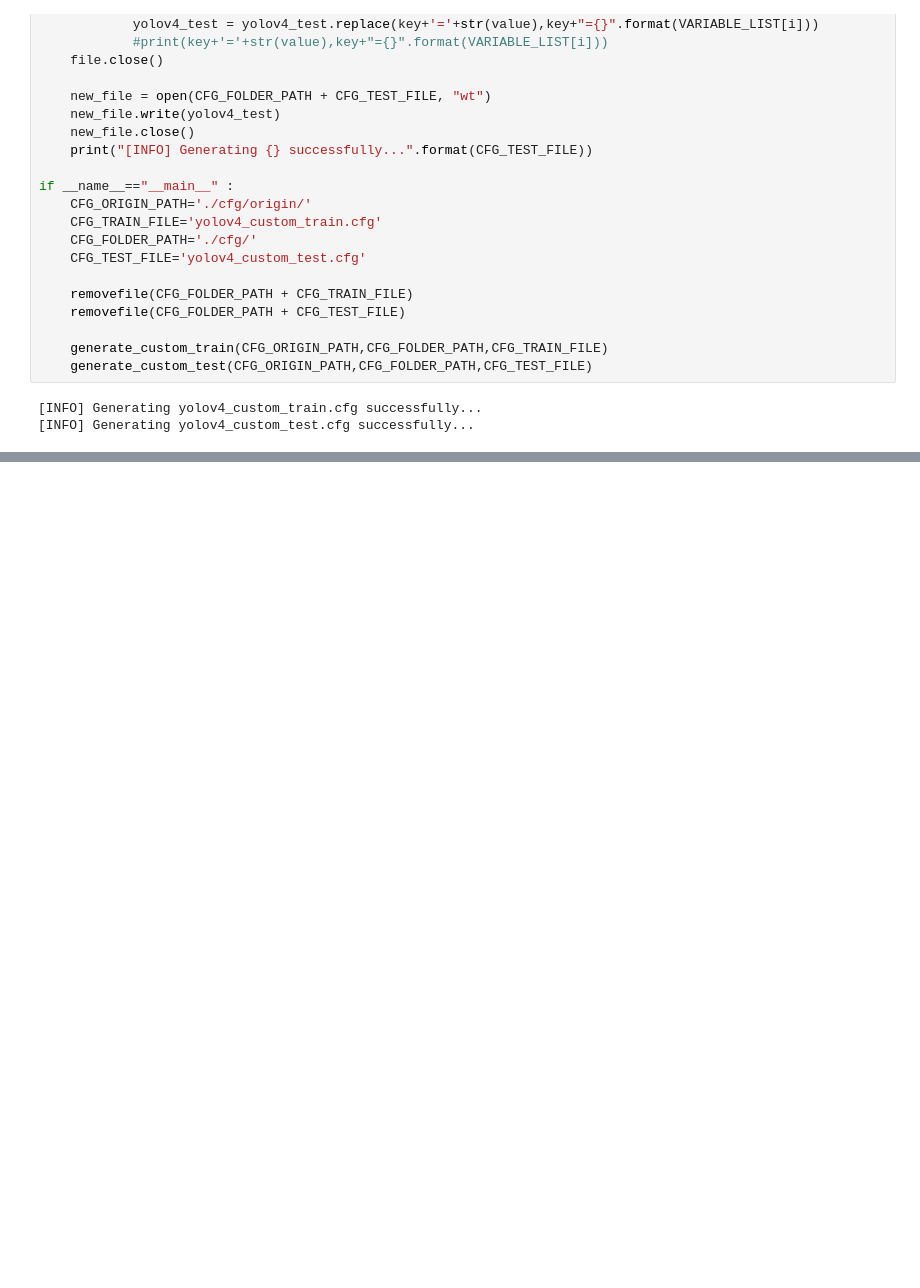
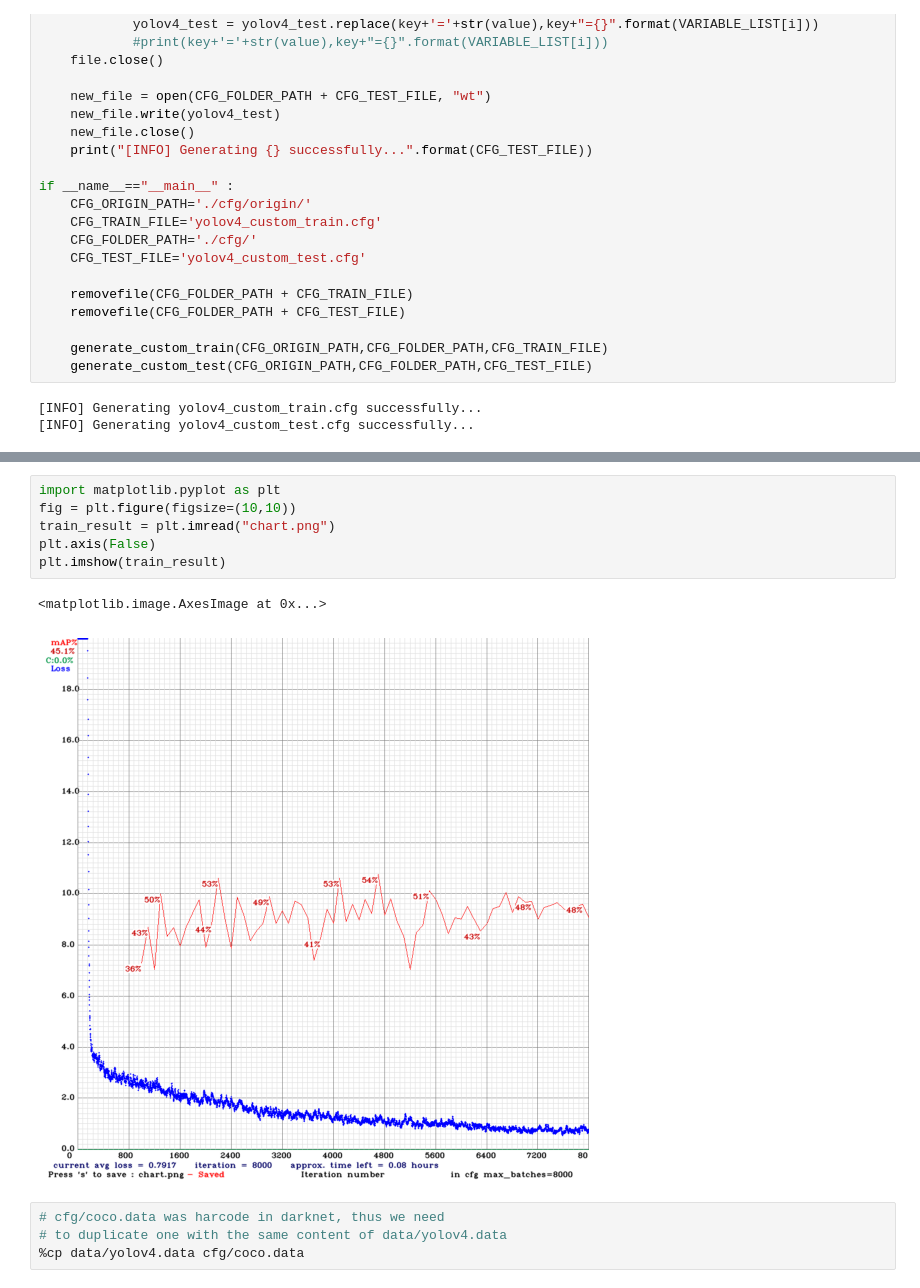
Before and after one commit to dheerajreddy2020/Live-Fire-detection-and-Localization-using-surveillance-cameras, a Jupyter notebook: Yolo_train.ipynb, the cells around one changed output, grey strips where cells are left out. Saved outputs shown, nothing was run; the diff lists cells and outputs as text; blank space fills up the shorter version.

```diff
--- a/Yolo_train.ipynb
+++ b/Yolo_train.ipynb
@@ -188,0 +195,13 @@ mini_batch = 1, batch = 4, time_steps = 1, train = 0
+# %%
+import matplotlib.pyplot as plt
+fig = plt.figure(figsize=(10,10))
+train_result = plt.imread("chart.png")
+plt.axis(False)
+plt.imshow(train_result)
+# %% [output]
+<matplotlib.image.AxesImage at 0x...>
+[figure, added]
+# %%
+# cfg/coco.data was harcode in darknet, thus we need
+# to duplicate one with the same content of data/yolov4.data
+%cp data/yolov4.data cfg/coco.data
```
Also changed, not shown: parts of 11 cells of this notebook.
